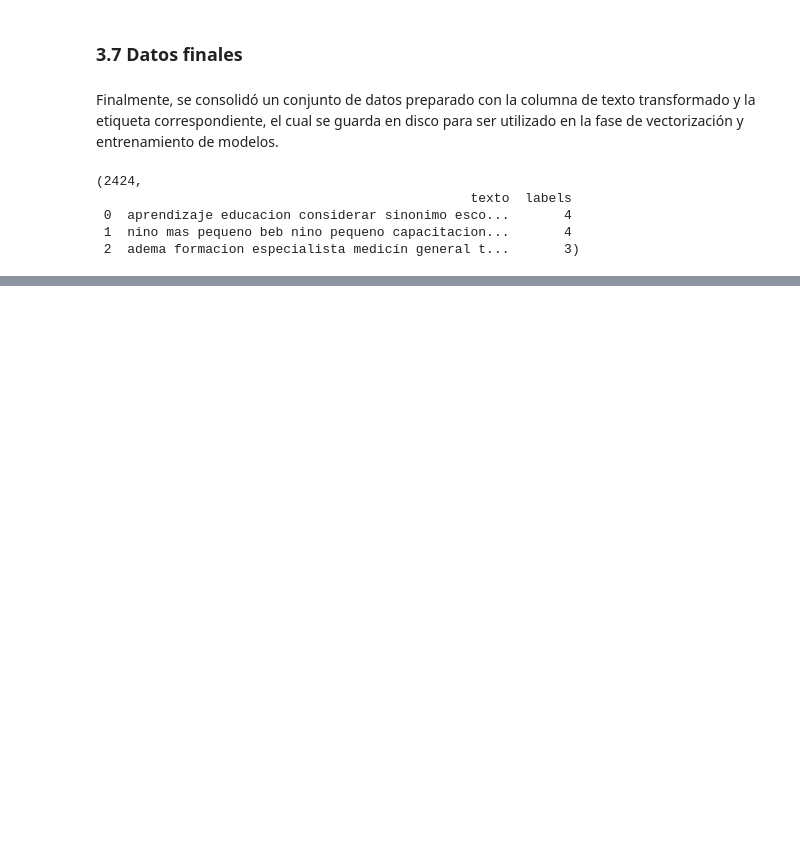
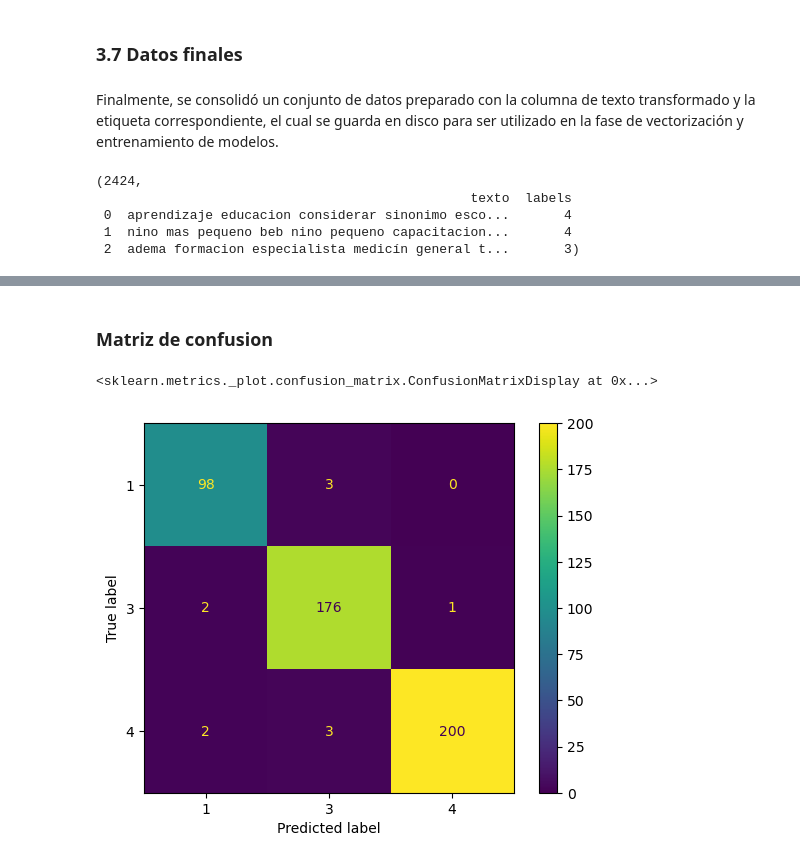
Before and after one commit to carvafel/Proyecto-1---BI, a Jupyter notebook: analisis.ipynb, the cells around one changed output, grey strips where cells are left out. Drawn from its saved outputs; the diff is of its cells as text; code cells hidden in the pictures; blank space fills up the shorter version.

Commit message:
Modelados

```diff
--- a/analisis.ipynb
+++ b/analisis.ipynb
@@ -441,0 +622,26 @@ len(data_prep), data_prep.head(3)
+# %%
+from sklearn.linear_model import SGDClassifier
+
+pipe_svm = Pipeline([
+    ("tfidf", TfidfVectorizer(
+        ngram_range=(1,2),
+        max_features=20000,
+        sublinear_tf=True,
+        min_df=2,
+        max_df=0.9
+    )),
+    ("clf", SGDClassifier(
+        loss="hinge",           # hinge = SVM lineal
+        penalty="l2",
+        max_iter=2000,
+        random_state=42,
+        class_weight="balanced",
+        n_jobs=-1
+    ))
+])
+
+pipe_svm.fit(X_train, y_train)
+y_pred_svm = pipe_svm.predict(X_test)
+
+print(classification_report(y_test, y_pred_svm, digits=3))
+print("F1 macro:", f1_score(y_test, y_pred_svm, average="macro"))
@@ -441,0 +660,10 @@ len(data_prep), data_prep.head(3)
+# %% [markdown]
+### Matriz de confusion
+# %%
+from sklearn.metrics import confusion_matrix, ConfusionMatrixDisplay
+
+cm_svm = confusion_matrix(y_test, y_pred_svm, labels=sorted(y_train.unique()))
+ConfusionMatrixDisplay(confusion_matrix=cm_svm, display_labels=sorted(y_train.unique())).plot()
+# %% [output]
+<sklearn.metrics._plot.confusion_matrix.ConfusionMatrixDisplay at 0x...>
+[figure, added]
```
Also changed, not shown: parts of 24 cells of this notebook.
